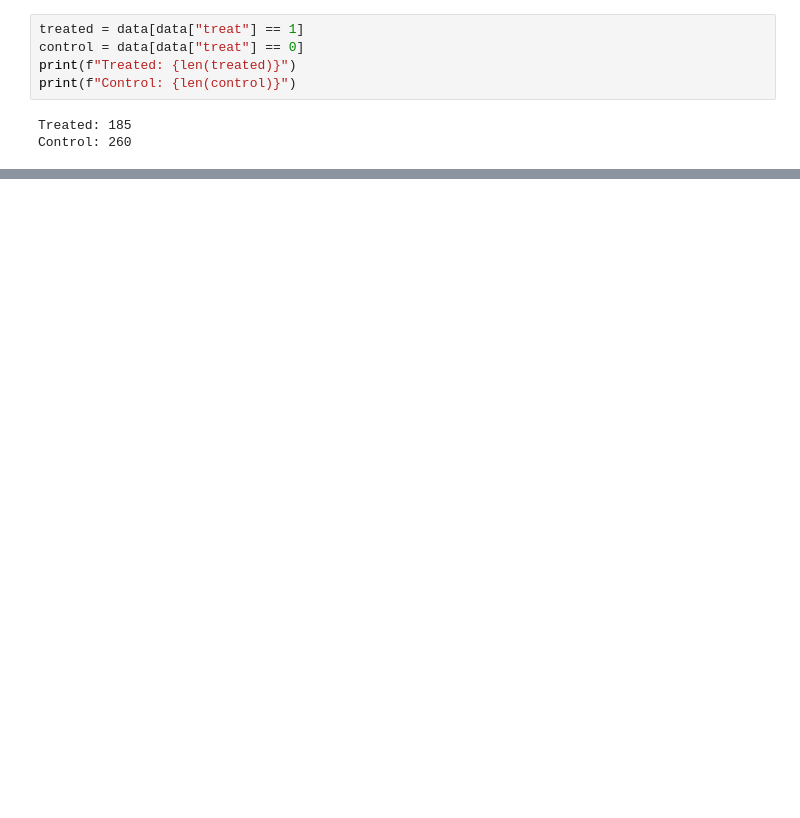
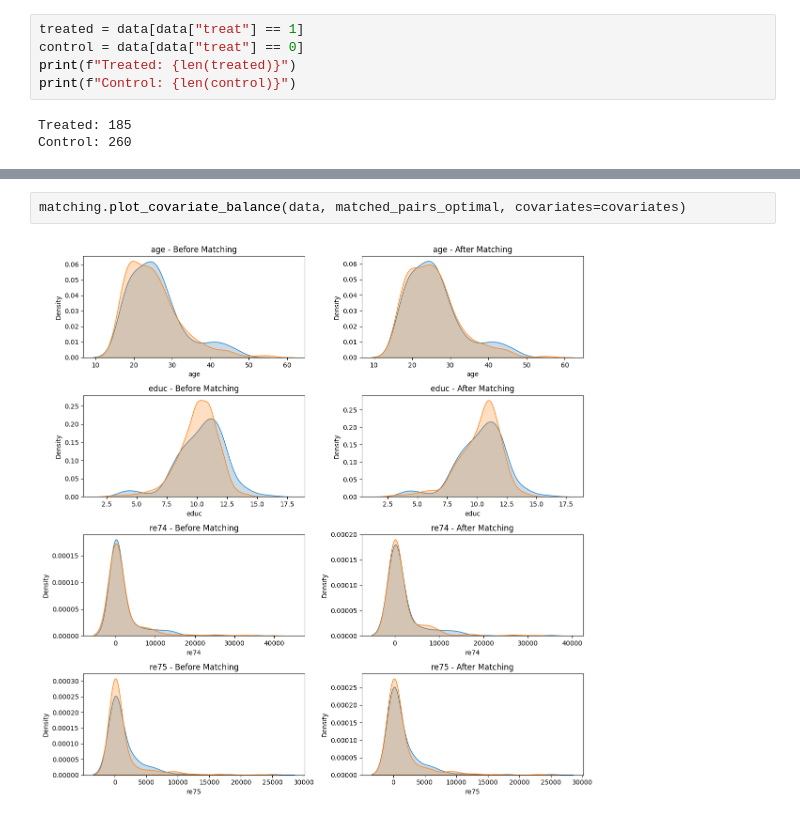
Before and after one commit to cmcap24/data-science-toolkit, a Jupyter notebook: notebooks/matching_example.ipynb, the cells around one changed output, grey strips where cells are left out. Saved outputs shown, nothing was run; the diff lists cells and outputs as text; blank space fills up the shorter version.

```diff
--- a/notebooks/matching_example.ipynb
+++ b/notebooks/matching_example.ipynb
@@ -51,0 +62,4 @@ matching.plot_covariate_balance(data, matched_pairs, covariates=covariates)
+# %%
+matching.plot_covariate_balance(data, matched_pairs_optimal, covariates=covariates)
+# %% [output]
+[figure, added]
```
Also changed, not shown: parts of 8 cells of this notebook, 3 other files.
